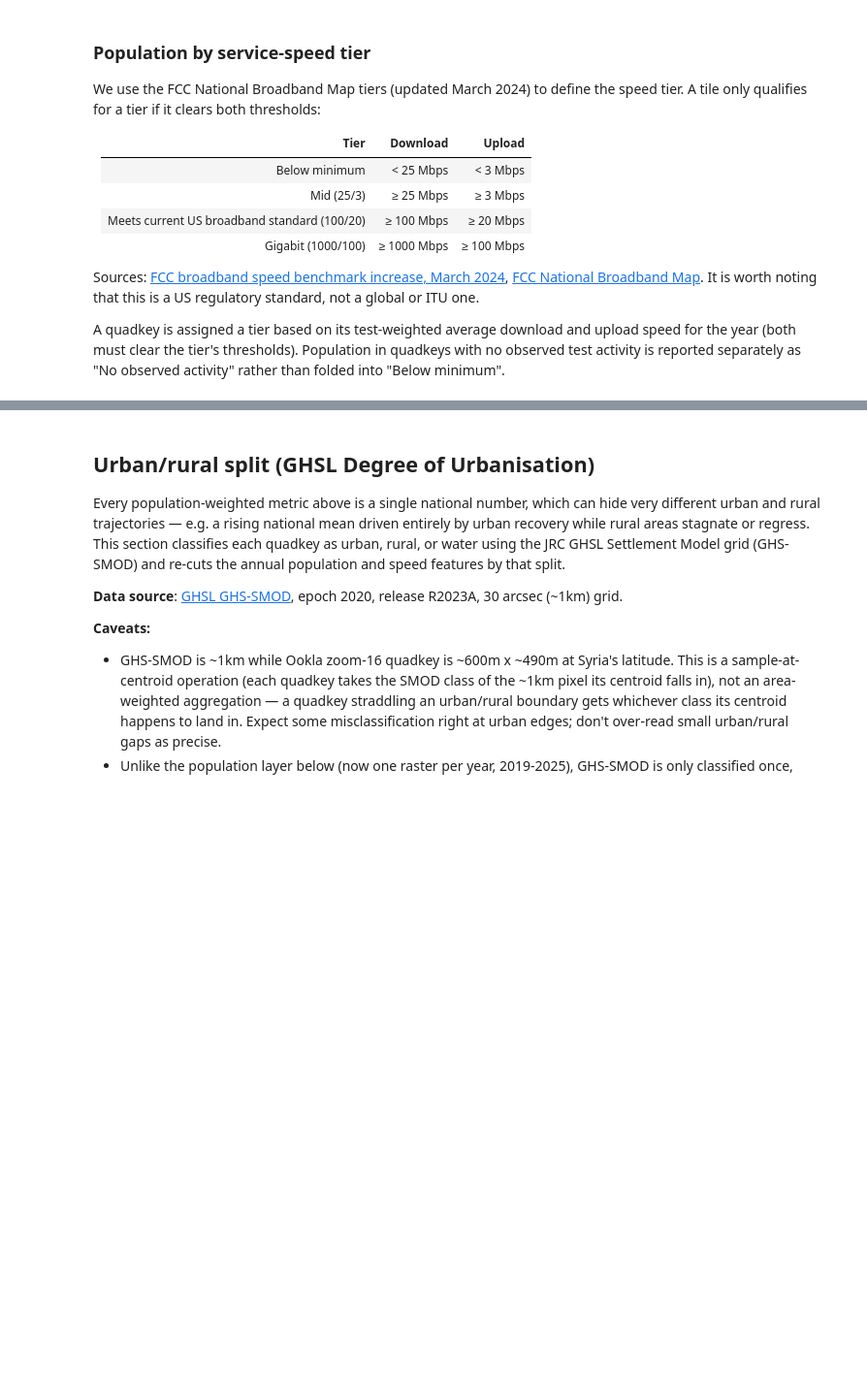
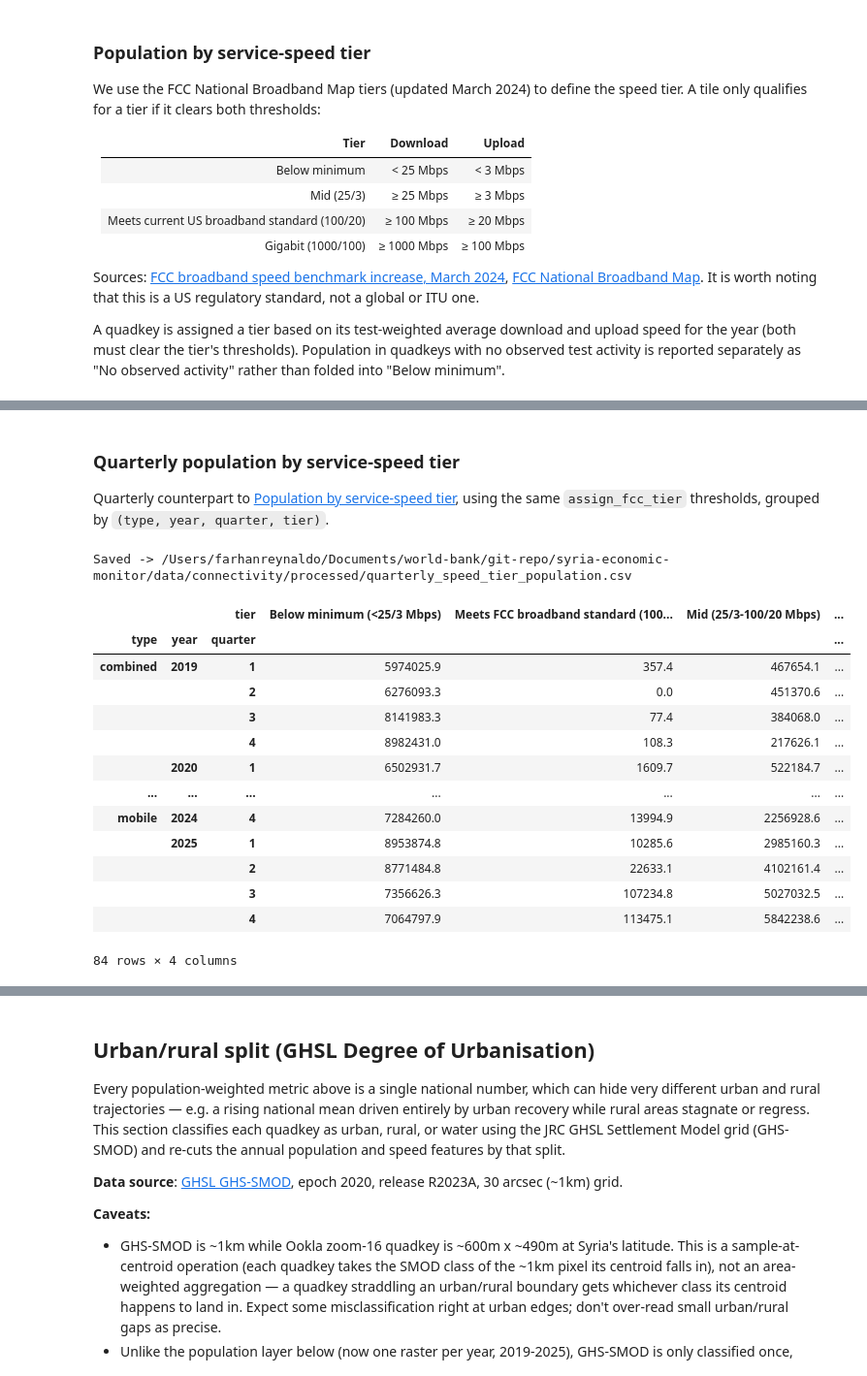
Before and after one commit to datapartnership/syria-economic-monitor, a Jupyter notebook: notebooks/internet-connectivity/gdp_proxy_features.ipynb, the cells around one changed output, grey strips where cells are left out. Shown at 97% size. Drawn from its saved outputs; the diff is of its cells as text; code cells hidden in the pictures; blank space fills up the shorter version.

```diff
--- a/notebooks/internet-connectivity/gdp_proxy_features.ipynb
+++ b/notebooks/internet-connectivity/gdp_proxy_features.ipynb
@@ -586,0 +757,76 @@ Saved -> /Users/farhanreynaldo/Documents/world-bank/git-repo/cross-support-sandb
+# %% [markdown]
+### Quarterly population by service-speed tier
+
+Quarterly counterpart to [Population by service-speed tier](#Population-by-service-speed-tier), using the same `assign_fcc_tier` thresholds, grouped by `(type, year, quarter, tier)`.
+# %%
+SPEED_TIER_QUARTERLY_OUT_PATH = (
+    DATA_DIR / "processed" / "quarterly_speed_tier_population.csv"
+)
+
+
+def build_speed_tier_population_quarterly(
+    quadkey_quarter: pd.DataFrame, total_population_by_year: pd.Series
+) -> pd.DataFrame:
+    active = quadkey_quarter[quadkey_quarter["tests"] > 0].copy()
+    active["avg_d_mbps"] = active["avg_d_kbps"] / 1000
+    active["avg_u_mbps"] = active["avg_u_kbps"] / 1000
+    active["tier"] = assign_fcc_tier(active["avg_d_mbps"], active["avg_u_mbps"])
+
+    tier_pop = (
+        active.groupby(["type", "year", "quarter", "tier"], observed=True)["population"]
+        .sum()
+        .reset_index()
+    )
+
+    no_activity = (
+        active.groupby(["type", "year", "quarter"])["population"].sum().reset_index()
+    )
+    no_activity["total_population"] = no_activity["year"].map(total_population_by_year)
+    no_activity["population"] = (
+        no_activity["total_population"] - no_activity["population"]
+    )
+    no_activity = no_activity.drop(columns="total_population")
+    no_activity["tier"] = "No observed activity"
+
+    combined = pd.concat([tier_pop, no_activity], ignore_index=True)
+    combined["total_population"] = combined["year"].map(total_population_by_year)
+    combined["pop_share"] = round(
+        combined["population"] / combined["total_population"], 4
+    )
+    combined = combined.drop(columns="total_population")
+    combined["period"] = pd.to_datetime(
+        dict(
+            year=combined["year"], month=combined["quarter"].sub(1).mul(3).add(1), day=1
+        )
+    )
+    return combined.sort_values(["type", "year", "quarter"]).reset_index(drop=True)
+
+
+speed_tier_population_quarterly = build_speed_tier_population_quarterly(
+    quadkey_quarter_panel, TOTAL_POPULATION_BY_YEAR
+)
+speed_tier_population_quarterly.to_csv(SPEED_TIER_QUARTERLY_OUT_PATH, index=False)
+print(f"Saved -> {SPEED_TIER_QUARTERLY_OUT_PATH}")
+speed_tier_population_quarterly.pivot_table(
+    index=["type", "year", "quarter"],
+    columns="tier",
+    values="population",
+    fill_value=0,
+    observed=True,
+)
+# %% [output]
+Saved -> /Users/farhanreynaldo/Documents/world-bank/git-repo/syria-economic-monitor/data/connectivity/processed/quarterly_speed_tier_population.csv
+|  |  | tier | Below minimum (<25/3 Mbps) | Meets FCC broadband standard (100... | Mid (25/3-100/20 Mbps) | ... |
+| type | year | quarter |  |  |  | ... |
+| combined | 2019 | 1 | 5974025.9 | 357.4 | 467654.1 | ... |
+|  |  | 2 | 6276093.3 | 0.0 | 451370.6 | ... |
+|  |  | 3 | 8141983.3 | 77.4 | 384068.0 | ... |
+|  |  | 4 | 8982431.0 | 108.3 | 217626.1 | ... |
+|  | 2020 | 1 | 6502931.7 | 1609.7 | 522184.7 | ... |
+| ... | ... | ... | ... | ... | ... | ... |
+| mobile | 2024 | 4 | 7284260.0 | 13994.9 | 2256928.6 | ... |
+|  | 2025 | 1 | 8953874.8 | 10285.6 | 2985160.3 | ... |
+|  |  | 2 | 8771484.8 | 22633.1 | 4102161.4 | ... |
+|  |  | 3 | 7356626.3 | 107234.8 | 5027032.5 | ... |
+|  |  | 4 | 7064797.9 | 113475.1 | 5842238.6 | ... |
+84 rows × 4 columns
```
Also changed, not shown: parts of 20 cells of this notebook.
